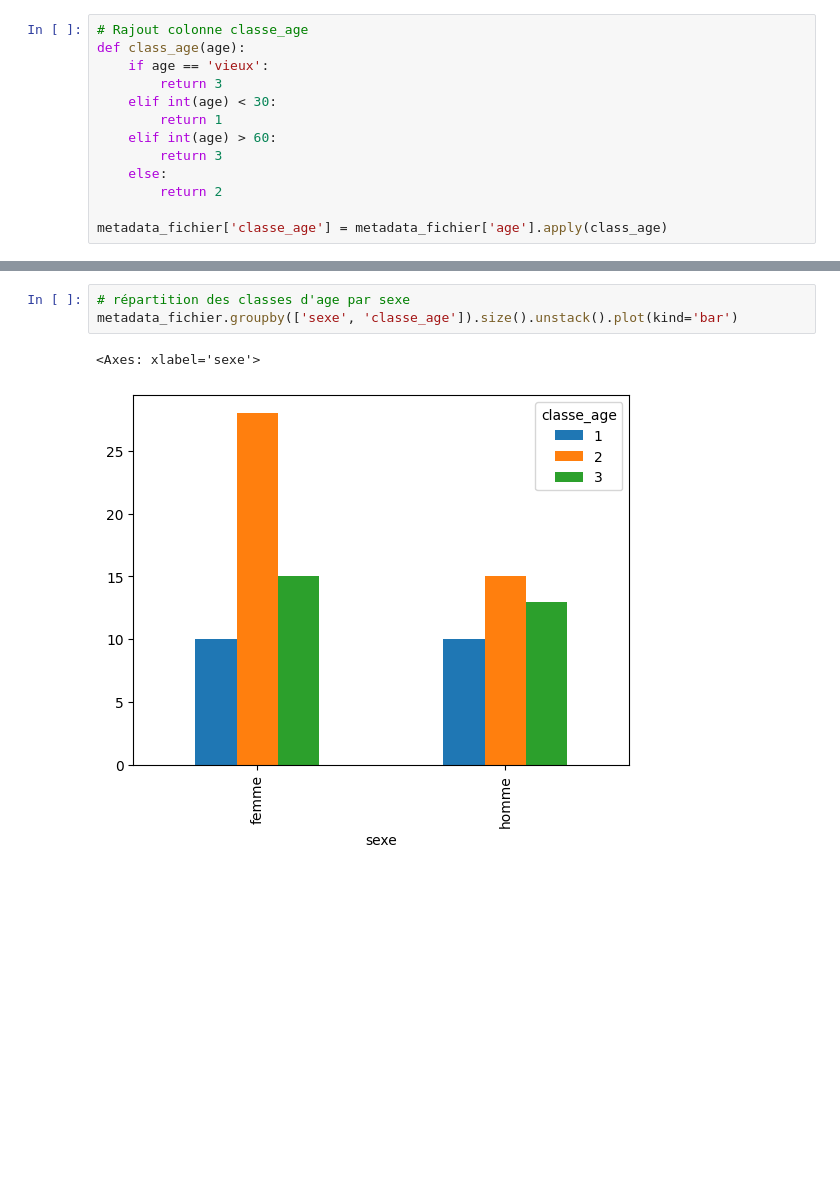
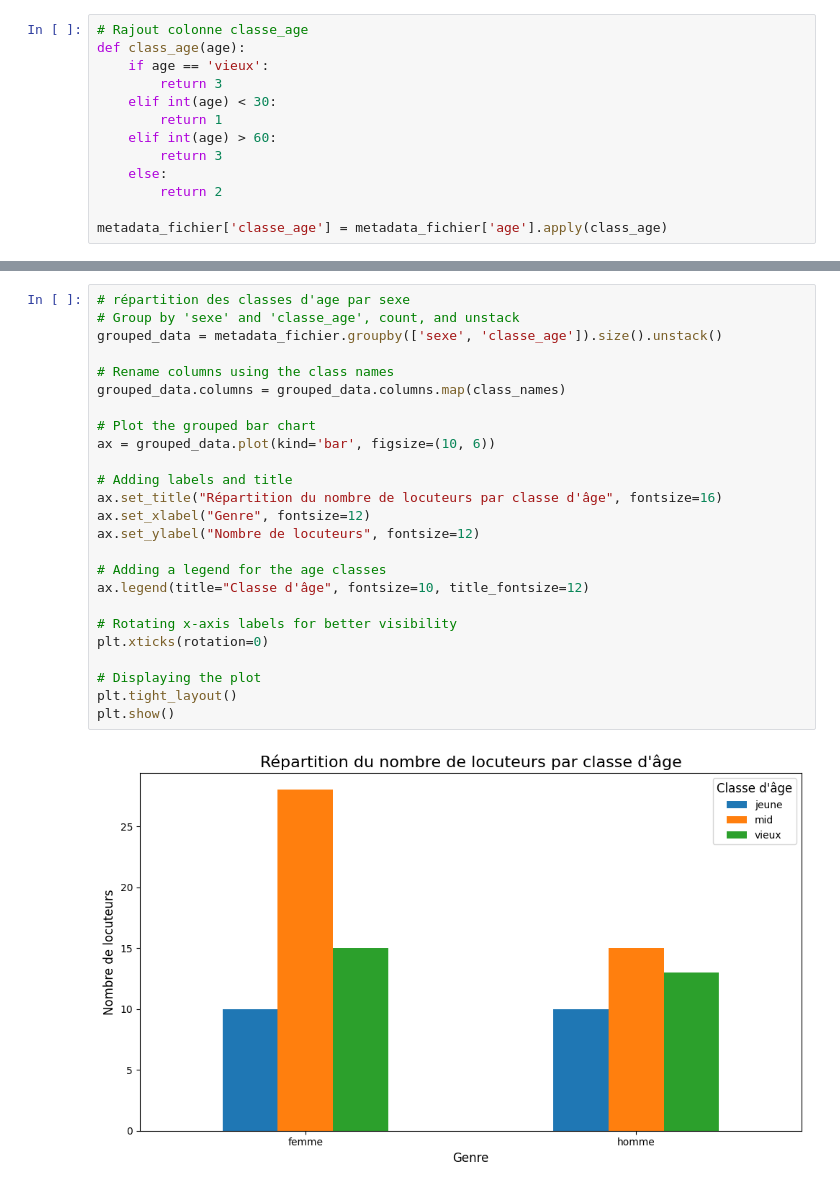
Before and after one commit to Lise-Brisset/projet_cnn_age, a Jupyter notebook: explo_donne.ipynb, the cells around one changed output, grey strips where cells are left out. Drawn from its saved outputs; the diff is of its cells as text; blank space fills up the shorter version.

```diff
--- a/explo_donne.ipynb
+++ b/explo_donne.ipynb
@@ -46,6 +65,27 @@ plt.bar(dico_temps.keys(), dico_temps.values())
-# %%
-# répartition des classes d'age par sexe
-metadata_fichier.groupby(['sexe', 'classe_age']).size().unstack().plot(kind='bar')
-# %% [output]
-<Axes: xlabel='sexe'>
-[figure, removed]
+# %%
+# répartition des classes d'age par sexe
+# Group by 'sexe' and 'classe_age', count, and unstack
+grouped_data = metadata_fichier.groupby(['sexe', 'classe_age']).size().unstack()
+
+# Rename columns using the class names
+grouped_data.columns = grouped_data.columns.map(class_names)
+
+# Plot the grouped bar chart
+ax = grouped_data.plot(kind='bar', figsize=(10, 6))
+
+# Adding labels and title
+ax.set_title("Répartition du nombre de locuteurs par classe d'âge", fontsize=16)
+ax.set_xlabel("Genre", fontsize=12)
+ax.set_ylabel("Nombre de locuteurs", fontsize=12)
+
+# Adding a legend for the age classes
+ax.legend(title="Classe d'âge", fontsize=10, title_fontsize=12)
+
+# Rotating x-axis labels for better visibility
+plt.xticks(rotation=0)
+
+# Displaying the plot
+plt.tight_layout()
+plt.show()
+# %% [output]
+[figure, added]
```
Also changed, not shown: parts of 3 cells of this notebook.
